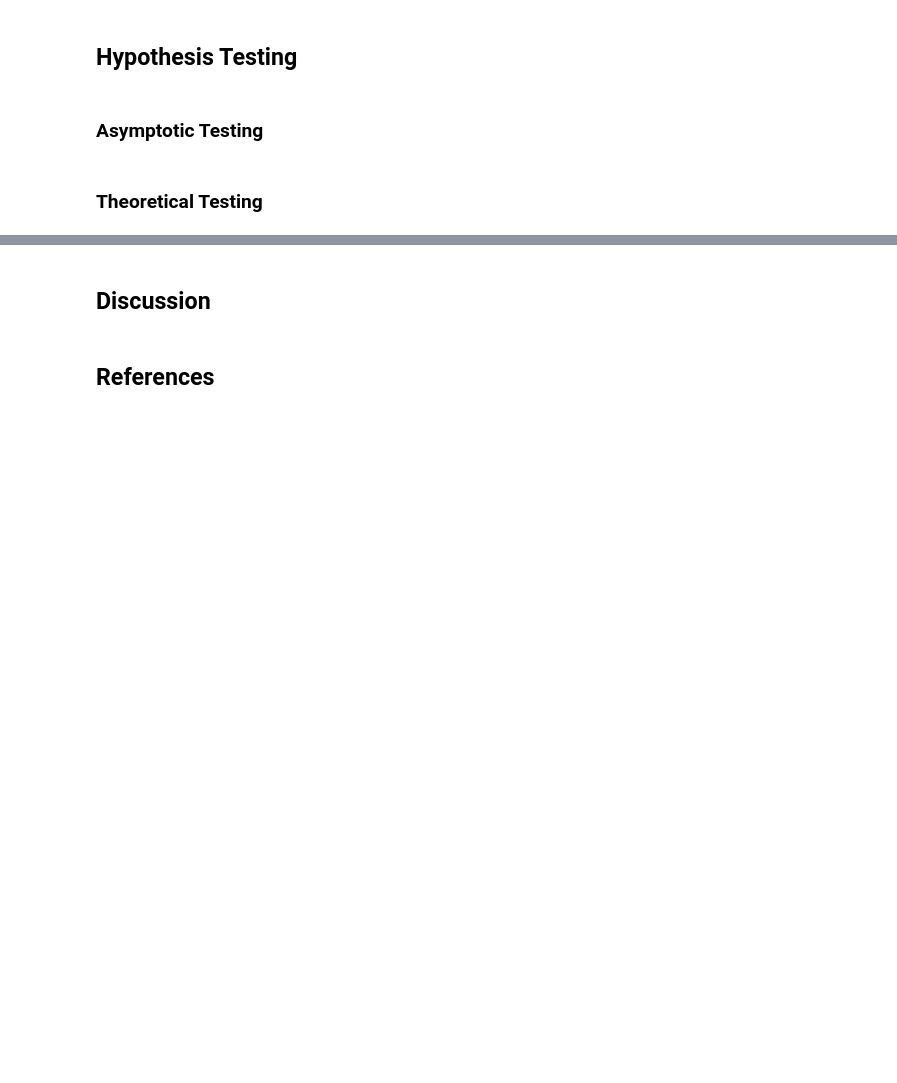
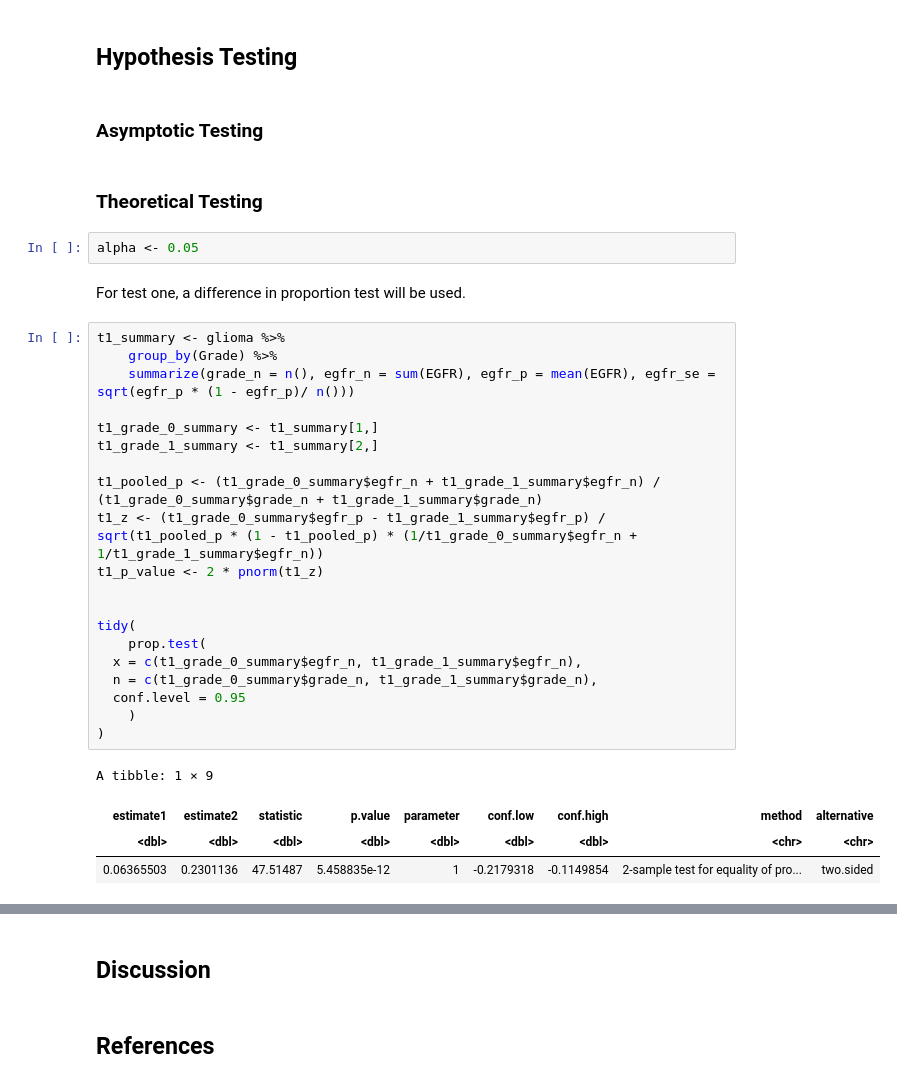
Before and after one commit to Lucien950/stat-201-group-15, a Jupyter notebook: project_proposal.ipynb, the cells around one changed output, grey strips where cells are left out. Drawn from its saved outputs; the diff is of its cells as text; blank space fills up the shorter version.

```diff
--- a/project_proposal.ipynb
+++ b/project_proposal.ipynb
@@ -231,3 +233,32 @@ With hypothesis testing, it can be stated that these factors are correlated with
 ### Asymptotic Testing
 # %% [markdown]
 ### Theoretical Testing
+# %%
+alpha <- 0.05
+# %% [markdown]
+For test one, a difference in proportion test will be used.
+# %%
+t1_summary <- glioma %>%
+	group_by(Grade) %>%
+ 	summarize(grade_n = n(), egfr_n = sum(EGFR), egfr_p = mean(EGFR), egfr_se = sqrt(egfr_p * (1 - egfr_p)/ n()))
+
+t1_grade_0_summary <- t1_summary[1,]
+t1_grade_1_summary <- t1_summary[2,]
+
+t1_pooled_p <- (t1_grade_0_summary$egfr_n + t1_grade_1_summary$egfr_n) / (t1_grade_0_summary$grade_n + t1_grade_1_summary$grade_n)
+t1_z <- (t1_grade_0_summary$egfr_p - t1_grade_1_summary$egfr_p) / sqrt(t1_pooled_p * (1 - t1_pooled_p) * (1/t1_grade_0_summary$egfr_n + 1/t1_grade_1_summary$egfr_n))
+t1_p_value <- 2 * pnorm(t1_z)
+
+
+tidy(
+	prop.test(
+  x = c(t1_grade_0_summary$egfr_n, t1_grade_1_summary$egfr_n),
+  n = c(t1_grade_0_summary$grade_n, t1_grade_1_summary$grade_n),
+  conf.level = 0.95
+	)
+)
+# %% [output]
+A tibble: 1 × 9
+| estimate1 | estimate2 | statistic | p.value | parameter | conf.low | conf.high | method | alternative |
+| <dbl> | <dbl> | <dbl> | <dbl> | <dbl> | <dbl> | <dbl> | <chr> | <chr> |
+| 0.06365503 | 0.2301136 | 47.51487 | 5.458835e-12 | 1 | -0.2179318 | -0.1149854 | 2-sample test for equality of pro... | two.sided |
```
Also changed, not shown: parts of 8 cells of this notebook.
